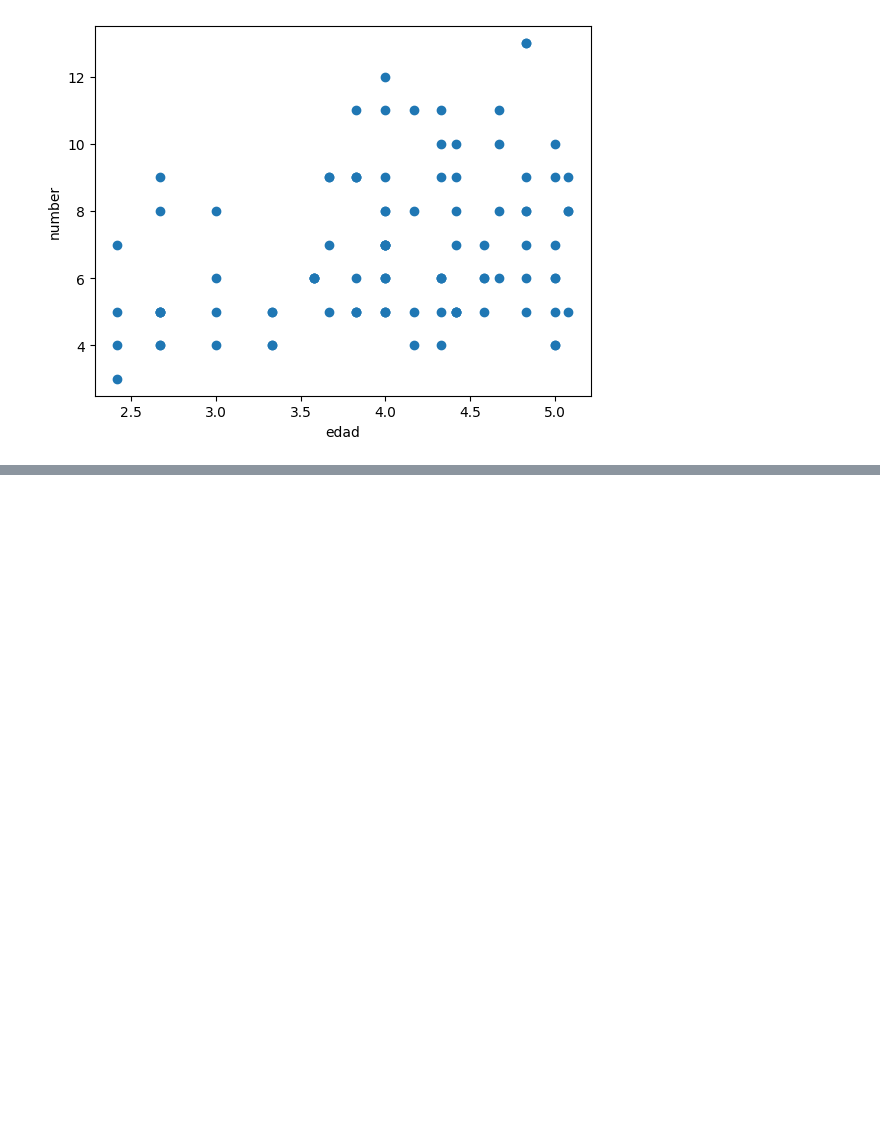
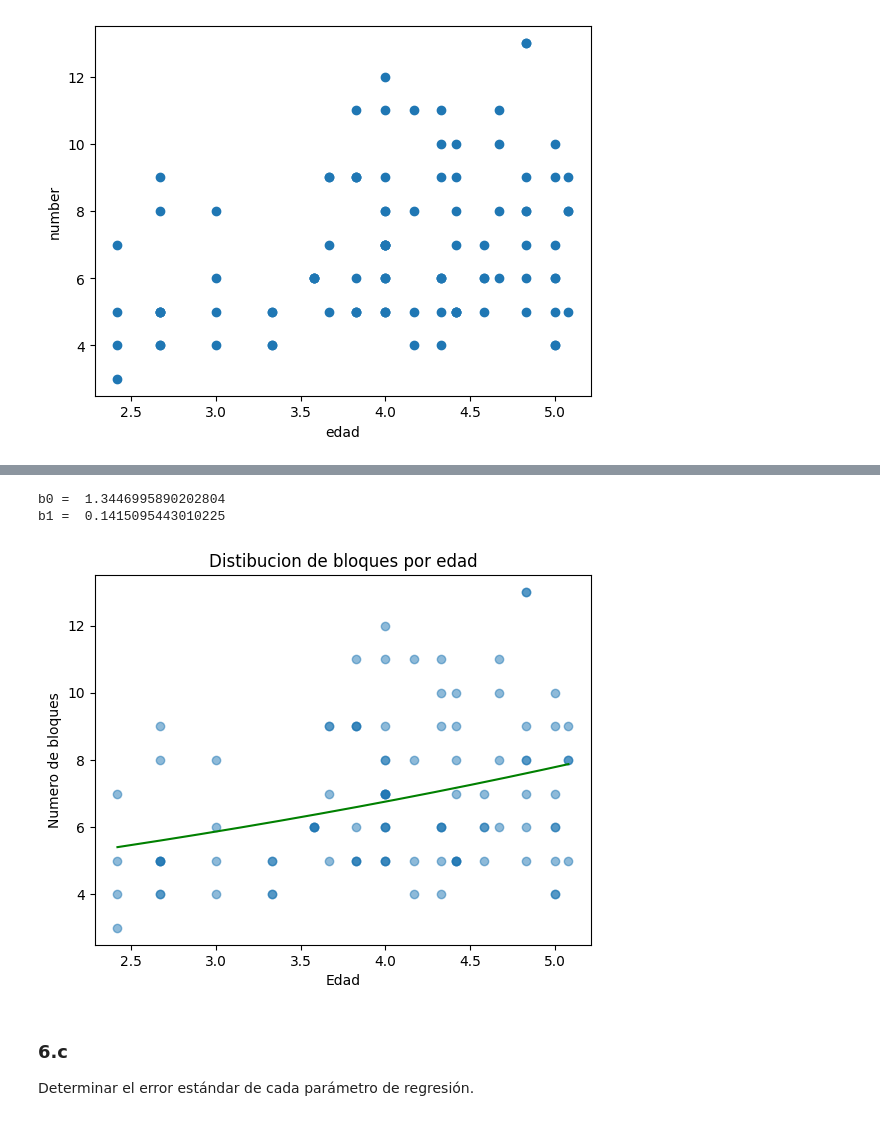
Before and after one commit to solcrespi05/Estadistica1, a Jupyter notebook: Practica MLG/ej_6.ipynb, the cells around one changed output, grey strips where cells are left out. Saved outputs shown, nothing was run; the diff lists cells and outputs as text; code cells hidden in the pictures; blank space fills up the shorter version.

```diff
--- a/Practica MLG/ej_6.ipynb
+++ b/Practica MLG/ej_6.ipynb
@@ -36,0 +59,38 @@ plt.show()
+# %%
+def neg_log_likelihood_poisson(beta, X, Y):
+    mu_ = np.exp(np.dot(X, beta))
+    return -np.sum(Y*np.log(mu_) - mu_)
+# %%
+from scipy.optimize import minimize
+
+X,Y = df["Age"], df["Number"]
+
+intercept = np.ones(X.shape)
+X_with_intercept = np.column_stack((intercept,X))
+
+initial_beta = np.zeros(X_with_intercept.shape[1])
+res_poisson = minimize(neg_log_likelihood_poisson, initial_beta, args=(X_with_intercept, Y))
+
+b0 = res_poisson.x[0]
+b1 = res_poisson.x[1]
+
+print('b0 = ', b0)
+print('b1 = ', b1)
+
+x_range = np.linspace(X.min(), X.max(), 300)
+poisson_fit = np.exp(b0 + b1 * x_range)
+
+fig, ax = plt.subplots()
+ax.scatter(X, Y, alpha=0.5)
+ax.plot(x_range,poisson_fit,color='g')
+ax.set_xlabel("Edad")
+ax.set_ylabel("Numero de bloques")
+ax.set_title("Distibucion de bloques por edad")
+plt.show()
+# %% [output]
+b0 =  1.3446995890202804
+b1 =  0.1415095443010225
+[figure, added]
+# %% [markdown]
+### 6.c
+Determinar el error estándar de cada parámetro de regresión.
```
Also changed, not shown: parts of 11 cells of this notebook.
